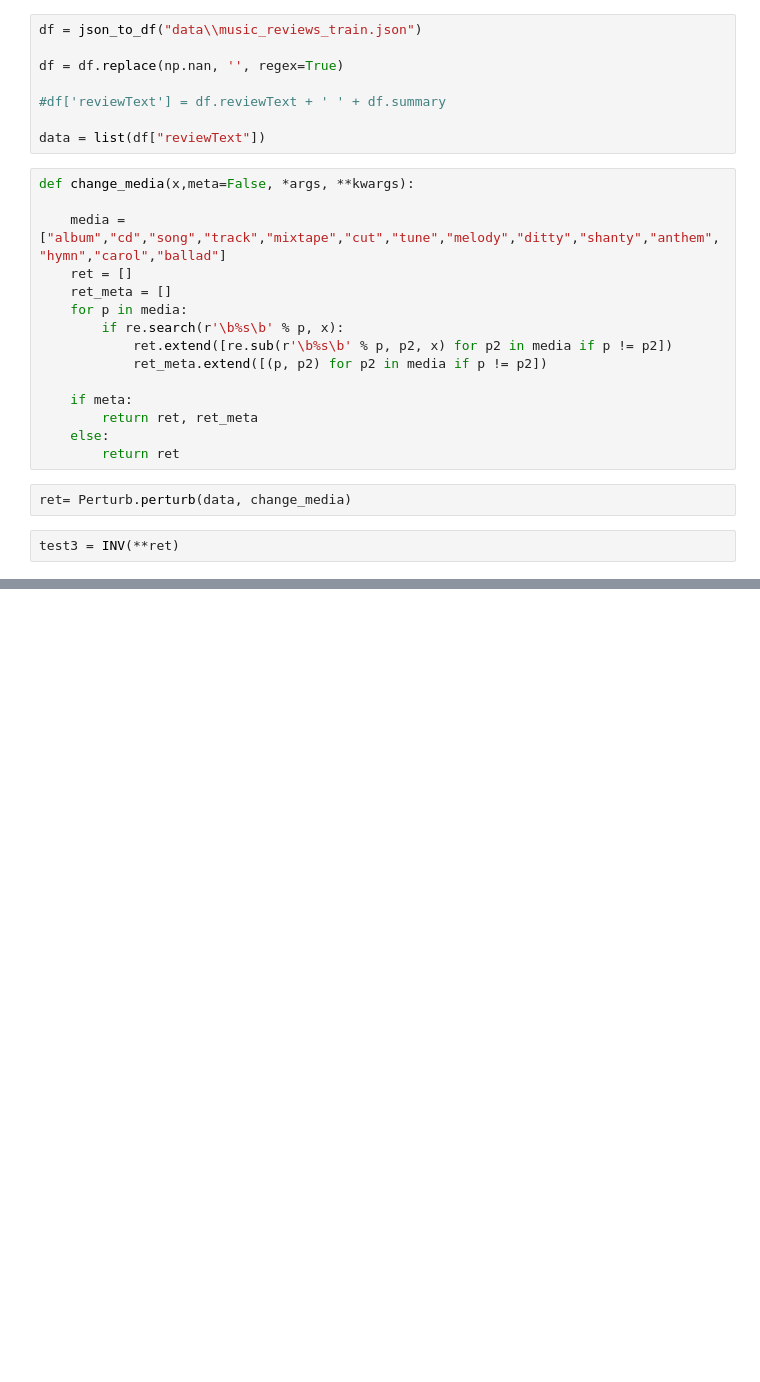
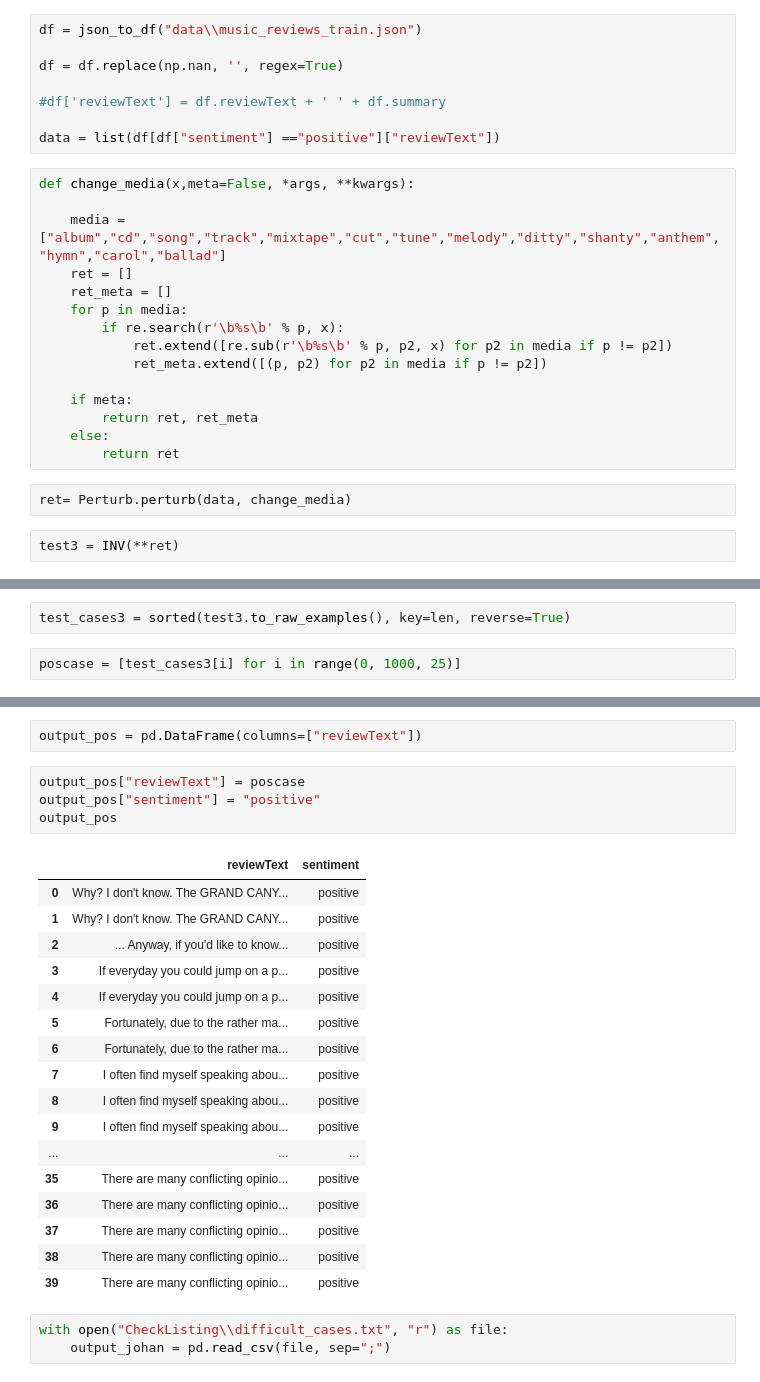
Before and after one commit to JohanLundberg12/SecondYearProject2021, a Jupyter notebook: Invariance.ipynb, the cells around one changed output, grey strips where cells are left out. Cells and saved outputs as stored; diff of their text form; blank space fills up the shorter version.

```diff
--- a/Invariance.ipynb
+++ b/Invariance.ipynb
@@ -131,7 +153,7 @@ df = df.replace(np.nan, '', regex=True)
 
 #df['reviewText'] = df.reviewText + ' ' + df.summary
 
-data = list(df["reviewText"])
+data = list(df[df["sentiment"] =="positive"]["reviewText"])
 # %%
 def change_media(x,meta=False, *args, **kwargs):
 
@@ -179,0 +180,4 @@ Example fails:
+# %%
+test_cases3 = sorted(test3.to_raw_examples(), key=len, reverse=True)
+# %%
+poscase = [test_cases3[i] for i in range(0, 1000, 25)]
@@ -179,0 +230,27 @@ Example fails:
+# %%
+output_pos = pd.DataFrame(columns=["reviewText"])
+# %%
+output_pos["reviewText"] = poscase
+output_pos["sentiment"] = "positive"
+output_pos
+# %% [output]
+|  | reviewText | sentiment |
+| 0 | Why? I don't know. The GRAND CANY... | positive |
+| 1 | Why? I don't know. The GRAND CANY... | positive |
+| 2 | ... Anyway, if you'd like to know... | positive |
+| 3 | If everyday you could jump on a p... | positive |
+| 4 | If everyday you could jump on a p... | positive |
+| 5 | Fortunately, due to the rather ma... | positive |
+| 6 | Fortunately, due to the rather ma... | positive |
+| 7 | I often find myself speaking abou... | positive |
+| 8 | I often find myself speaking abou... | positive |
+| 9 | I often find myself speaking abou... | positive |
+| ... | ... | ... |
+| 35 | There are many conflicting opinio... | positive |
+| 36 | There are many conflicting opinio... | positive |
+| 37 | There are many conflicting opinio... | positive |
+| 38 | There are many conflicting opinio... | positive |
+| 39 | There are many conflicting opinio... | positive |
+# %%
+with open("CheckListing\\difficult_cases.txt", "r") as file:
+    output_johan = pd.read_csv(file, sep=";")
```
Also changed, not shown: parts of 22 cells of this notebook, 2 other files.
